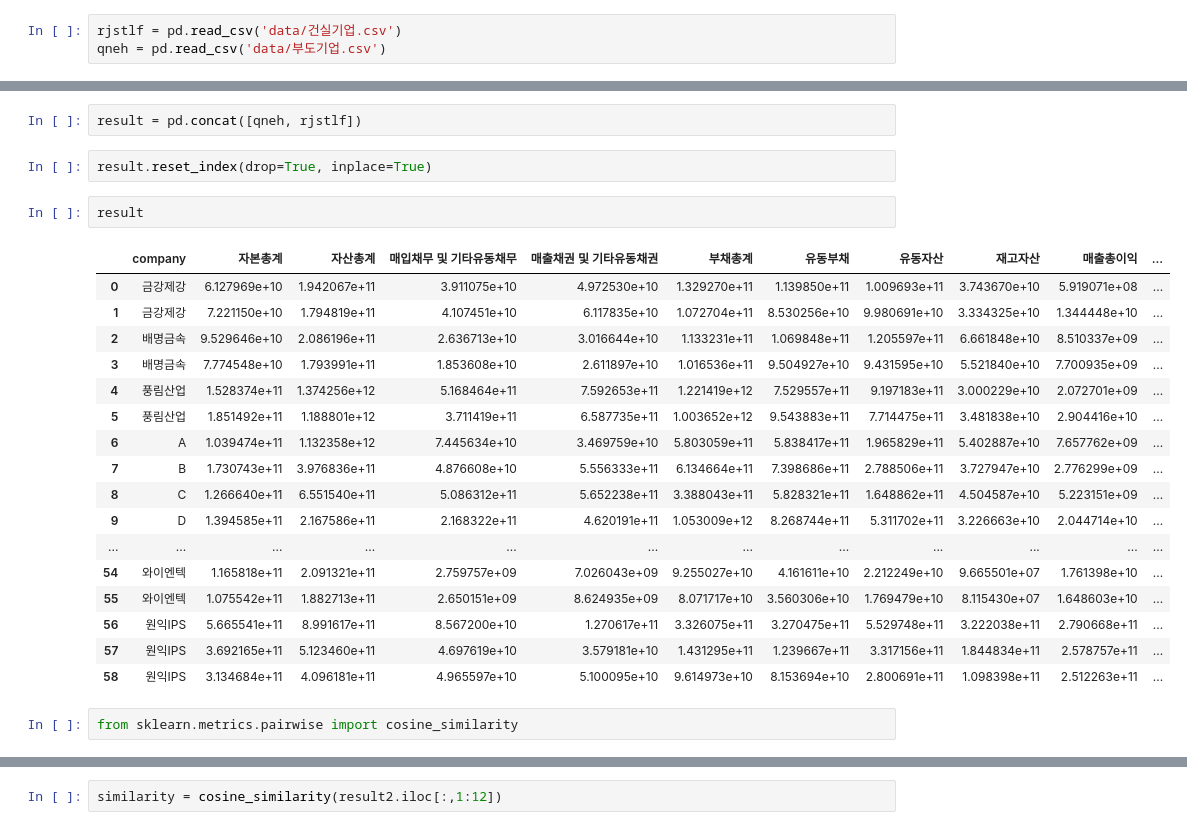
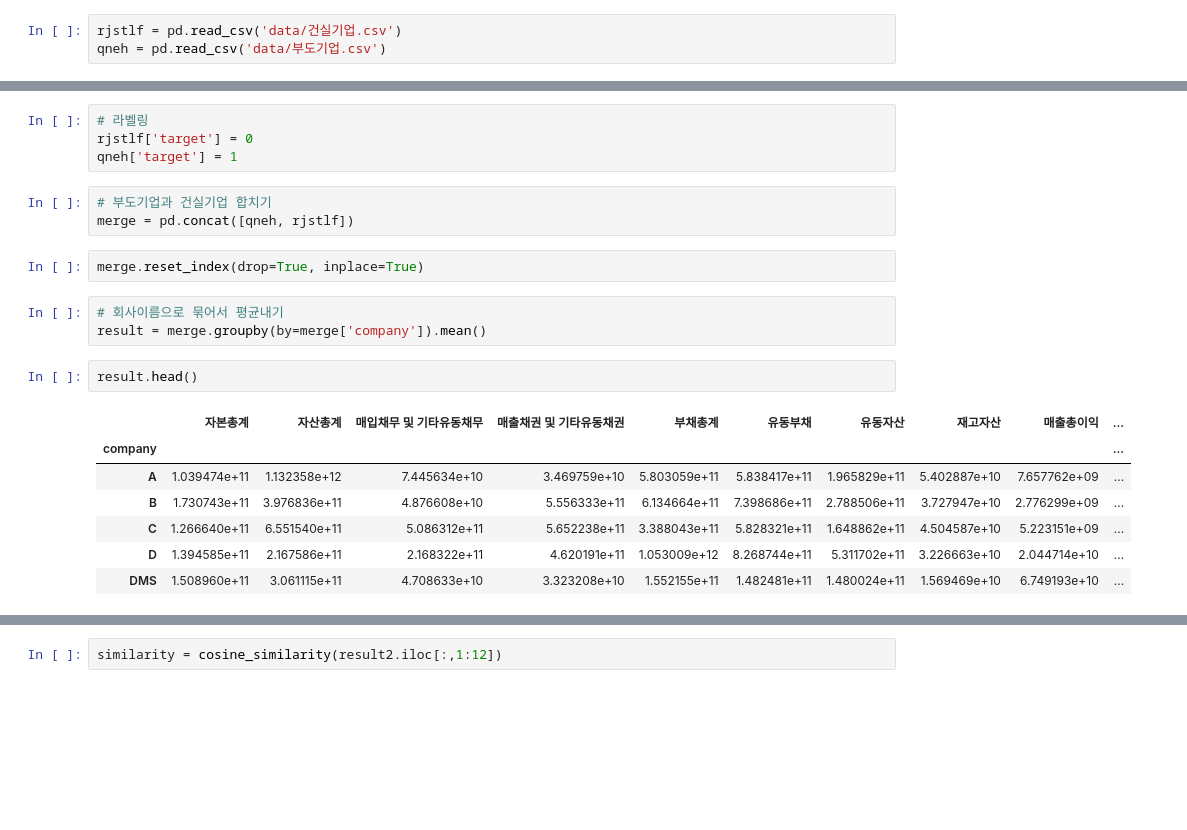
Before and after one commit to Seungki-Jeong/Analysis-of-Corporate-Bankruptcy, a Jupyter notebook: cosine_similarity.ipynb, the cells around one changed output, grey strips where cells are left out. Drawn from its saved outputs; the diff is of its cells as text; blank space fills up the shorter version.

```diff
--- a/cosine_similarity.ipynb
+++ b/cosine_similarity.ipynb
@@ -53,26 +19,22 @@ qneh
+# %%
+# 라벨링
+rjstlf['target'] = 0
+qneh['target'] = 1
 # %%
-result = pd.concat([qneh, rjstlf])
+# 부도기업과 건실기업 합치기
+merge = pd.concat([qneh, rjstlf])
 # %%
-result.reset_index(drop=True, inplace=True)
+merge.reset_index(drop=True, inplace=True)
+# %%
+# 회사이름으로 묶어서 평균내기
+result = merge.groupby(by=merge['company']).mean()
 # %%
-result
+result.head()
 # %% [output]
-|  | company | 자본총계 | 자산총계 | 매입채무 및 기타유동채무 | 매출채권 및 기타유동채권 | 부채총계 | 유동부채 | 유동자산 | 재고자산 | 매출총이익 | ... |
-| 0 | 금강제강 | 6.127969e+10 | 1.942067e+11 | 3.911075e+10 | 4.972530e+10 | 1.329270e+11 | 1.139850e+11 | 1.009693e+11 | 3.743670e+10 | 5.919071e+08 | ... |
-| 1 | 금강제강 | 7.221150e+10 | 1.794819e+11 | 4.107451e+10 | 6.117835e+10 | 1.072704e+11 | 8.530256e+10 | 9.980691e+10 | 3.334325e+10 | 1.344448e+10 | ... |
-| 2 | 배명금속 | 9.529646e+10 | 2.086196e+11 | 2.636713e+10 | 3.016644e+10 | 1.133231e+11 | 1.069848e+11 | 1.205597e+11 | 6.661848e+10 | 8.510337e+09 | ... |
-| 3 | 배명금속 | 7.774548e+10 | 1.793991e+11 | 1.853608e+10 | 2.611897e+10 | 1.016536e+11 | 9.504927e+10 | 9.431595e+10 | 5.521840e+10 | 7.700935e+09 | ... |
-| 4 | 풍림산업 | 1.528374e+11 | 1.374256e+12 | 5.168464e+11 | 7.592653e+11 | 1.221419e+12 | 7.529557e+11 | 9.197183e+11 | 3.000229e+10 | 2.072701e+09 | ... |
-| 5 | 풍림산업 | 1.851492e+11 | 1.188801e+12 | 3.711419e+11 | 6.587735e+11 | 1.003652e+12 | 9.543883e+11 | 7.714475e+11 | 3.481838e+10 | 2.904416e+10 | ... |
-| 6 | A | 1.039474e+11 | 1.132358e+12 | 7.445634e+10 | 3.469759e+10 | 5.803059e+11 | 5.838417e+11 | 1.965829e+11 | 5.402887e+10 | 7.657762e+09 | ... |
-| 7 | B | 1.730743e+11 | 3.976836e+11 | 4.876608e+10 | 5.556333e+11 | 6.134664e+11 | 7.398686e+11 | 2.788506e+11 | 3.727947e+10 | 2.776299e+09 | ... |
-| 8 | C | 1.266640e+11 | 6.551540e+11 | 5.086312e+11 | 5.652238e+11 | 3.388043e+11 | 5.828321e+11 | 1.648862e+11 | 4.504587e+10 | 5.223151e+09 | ... |
-| 9 | D | 1.394585e+11 | 2.167586e+11 | 2.168322e+11 | 4.620191e+11 | 1.053009e+12 | 8.268744e+11 | 5.311702e+11 | 3.226663e+10 | 2.044714e+10 | ... |
-| ... | ... | ... | ... | ... | ... | ... | ... | ... | ... | ... | ... |
-| 54 | 와이엔텍 | 1.165818e+11 | 2.091321e+11 | 2.759757e+09 | 7.026043e+09 | 9.255027e+10 | 4.161611e+10 | 2.212249e+10 | 9.665501e+07 | 1.761398e+10 | ... |
-| 55 | 와이엔텍 | 1.075542e+11 | 1.882713e+11 | 2.650151e+09 | 8.624935e+09 | 8.071717e+10 | 3.560306e+10 | 1.769479e+10 | 8.115430e+07 | 1.648603e+10 | ... |
-| 56 | 원익IPS | 5.665541e+11 | 8.991617e+11 | 8.567200e+10 | 1.270617e+11 | 3.326075e+11 | 3.270475e+11 | 5.529748e+11 | 3.222038e+11 | 2.790668e+11 | ... |
-| 57 | 원익IPS | 3.692165e+11 | 5.123460e+11 | 4.697619e+10 | 3.579181e+10 | 1.431295e+11 | 1.239667e+11 | 3.317156e+11 | 1.844834e+11 | 2.578757e+11 | ... |
-| 58 | 원익IPS | 3.134684e+11 | 4.096181e+11 | 4.965597e+10 | 5.100095e+10 | 9.614973e+10 | 8.153694e+10 | 2.800691e+11 | 1.098398e+11 | 2.512263e+11 | ... |
+|  | 자본총계 | 자산총계 | 매입채무 및 기타유동채무 | 매출채권 및 기타유동채권 | 부채총계 | 유동부채 | 유동자산 | 재고자산 | 매출총이익 | ... |
+| company |  |  |  |  |  |  |  |  |  | ... |
+| A | 1.039474e+11 | 1.132358e+12 | 7.445634e+10 | 3.469759e+10 | 5.803059e+11 | 5.838417e+11 | 1.965829e+11 | 5.402887e+10 | 7.657762e+09 | ... |
+| B | 1.730743e+11 | 3.976836e+11 | 4.876608e+10 | 5.556333e+11 | 6.134664e+11 | 7.398686e+11 | 2.788506e+11 | 3.727947e+10 | 2.776299e+09 | ... |
+| C | 1.266640e+11 | 6.551540e+11 | 5.086312e+11 | 5.652238e+11 | 3.388043e+11 | 5.828321e+11 | 1.648862e+11 | 4.504587e+10 | 5.223151e+09 | ... |
+| D | 1.394585e+11 | 2.167586e+11 | 2.168322e+11 | 4.620191e+11 | 1.053009e+12 | 8.268744e+11 | 5.311702e+11 | 3.226663e+10 | 2.044714e+10 | ... |
+| DMS | 1.508960e+11 | 3.061115e+11 | 4.708633e+10 | 3.323208e+10 | 1.552155e+11 | 1.482481e+11 | 1.480024e+11 | 1.569469e+10 | 6.749193e+10 | ... |
-# %%
-from sklearn.metrics.pairwise import cosine_similarity
```
Also changed, not shown: parts of 56 cells of this notebook, 7 other files.
